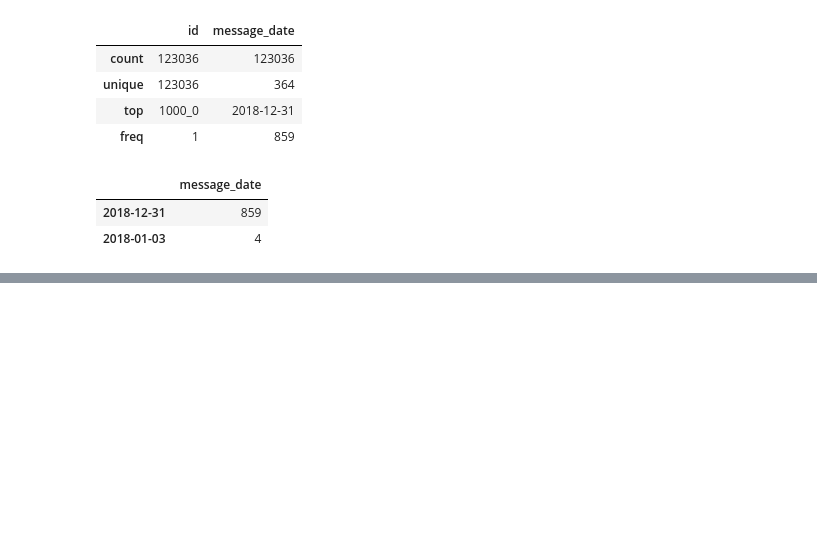
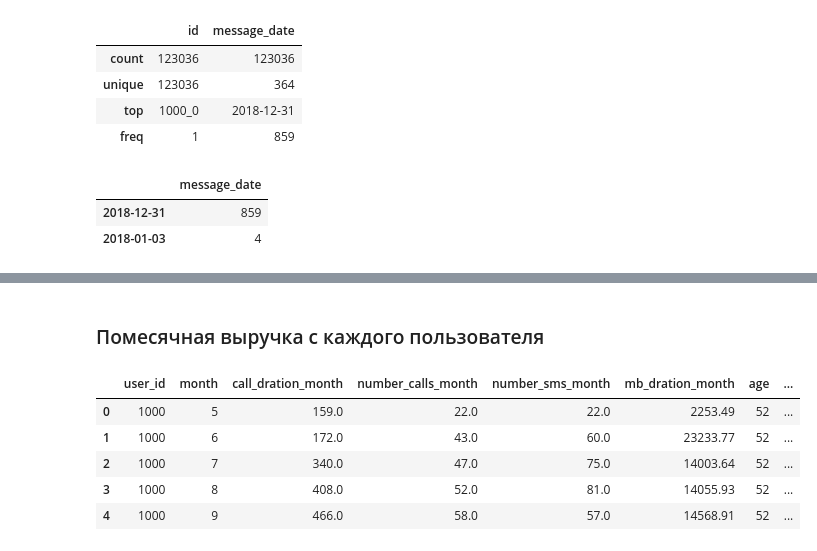
Before and after one commit to Lelenoir/DataAnalystPraktikum, a Jupyter notebook: Спринт 6/Спринт 6. Статистический анализ данных.ipynb, the cells around one changed output, grey strips where cells are left out. Cells and saved outputs as stored; diff of their text form; code cells hidden in the pictures; blank space fills up the shorter version.

```diff
--- a/Спринт 6/Спринт 6. Статистический анализ данных.ipynb
+++ b/Спринт 6/Спринт 6. Статистический анализ данных.ipynb
@@ -388,0 +337,7 @@ users_messages.sample(2)
+# %%
+user_calls = (calls.groupby(['user_id', 'month'])
+                  .agg({'duration':'sum', 'id':'count'})
+                  .reset_index()
+                  .rename(columns={'duration':'call_dration_month','id':'number_calls_month'}))
+
+user_calls.head()
@@ -388,0 +353,7 @@ users_messages.sample(2)
+# %%
+user_messages = (messages.groupby(['user_id', 'month'])
+                        .agg({'id':'count'})
+                        .reset_index()
+                        .rename(columns={'id':'number_sms_month'}))
+
+user_messages.head()
@@ -388,0 +369,7 @@ users_messages.sample(2)
+# %%
+user_internet = (internet.groupby(['user_id', 'month'])
+                        .agg({'mb_used':'sum'})
+                        .reset_index()
+                        .rename(columns={'mb_used':'mb_dration_month'}))
+
+user_internet.head()
@@ -388,0 +383,20 @@ users_messages.sample(2)
+# %% [markdown]
+### Помесячная выручка с каждого пользователя
+# %%
+tariffs = tariffs.rename(columns={'tariff_name':'tariff'})
+# %%
+# объеденим все датафреймы в однин
+
+df = user_calls.merge(user_messages, on=['user_id','month'], how='outer')
+df = df.merge(user_internet, on=['user_id','month'], how = 'outer')
+df = df.merge(users, on='user_id', how='left')
+df = df.merge(tariffs, on='tariff', how='left')
+
+df.head()
+# %% [output]
+|  | user_id | month | call_dration_month | number_calls_month | number_sms_month | mb_dration_month | age | ... |
+| 0 | 1000 | 5 | 159.0 | 22.0 | 22.0 | 2253.49 | 52 | ... |
+| 1 | 1000 | 6 | 172.0 | 43.0 | 60.0 | 23233.77 | 52 | ... |
+| 2 | 1000 | 7 | 340.0 | 47.0 | 75.0 | 14003.64 | 52 | ... |
+| 3 | 1000 | 8 | 408.0 | 52.0 | 81.0 | 14055.93 | 52 | ... |
+| 4 | 1000 | 9 | 466.0 | 58.0 | 57.0 | 14568.91 | 52 | ... |
```
Also changed, not shown: parts of 37 cells of this notebook.
